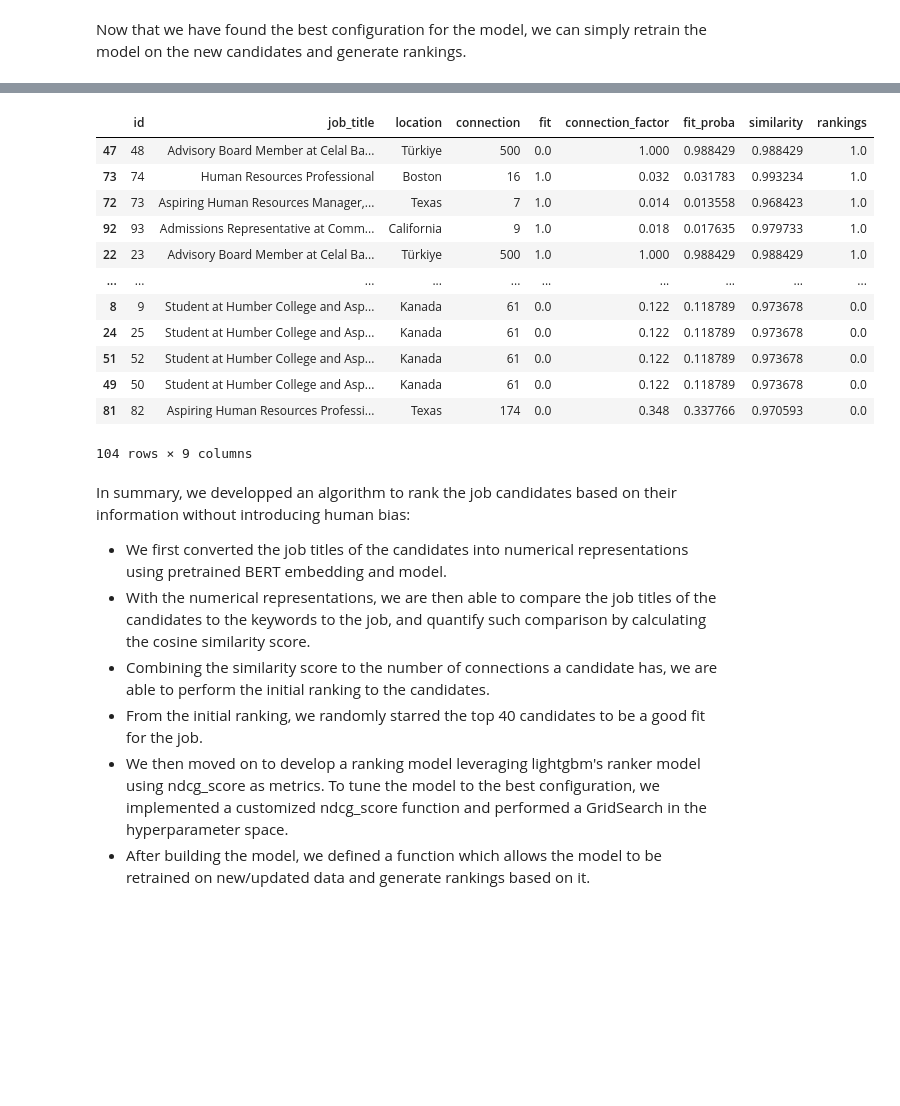
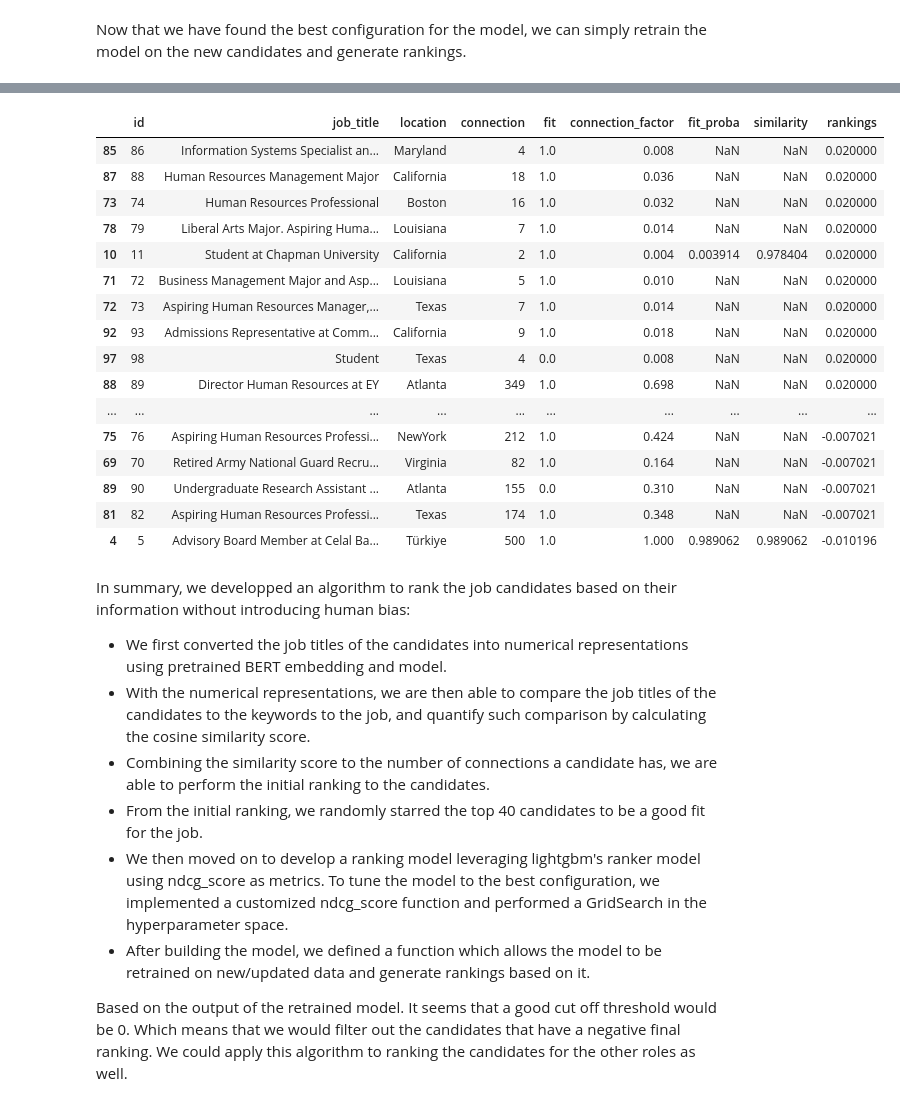
Before and after one commit to XO-Appleton/PotentialTalent, a Jupyter notebook: potential_talents.ipynb, the cells around one changed output, grey strips where cells are left out. Drawn from its saved outputs; the diff is of its cells as text; code cells hidden in the pictures; blank space fills up the shorter version.

```diff
--- a/potential_talents.ipynb
+++ b/potential_talents.ipynb
@@ -279,7 +306,7 @@ import lightgbm
 
 ranker = lightgbm.LGBMRanker(
     objective="lambdarank",
-    metric="ndcg",
+    metric="ndcg"
 )
 
 ranker.fit(X_train, y_train, group=q_train,
@@ -299,10 +325,0 @@ To implement the gridsearch with lightgbm, we would need to customize a predicti
-# %%
-from scipy.stats import rankdata
-
-# Customized prediction function
-def rank(ranker, X):
-  output = ranker.predict(X).round(5)
-  rankings = rankdata(output, method='min') - 1 # setting minimum relevance to 0
-  return (rankings)/max(rankings) # normalize the relevance to be between 0-1
-
-y_pred = rank(ranker, X_val)
@@ -331,20 +337,15 @@ def ndcg_at_10(y_pred, y_true, group=None):
 
     dcg = idcg = 0
 
-    num_true_pos = int(y_true.sum())
-
     # calculate dcg
-    for i in range(10):
+    for i in range(min(len(y_true), 10)): # use the length of y_true if there are less than 10 data entries
       idcg += y_true[i]/math.log2(i+2)
-
-      # only consider the first num_ture_pos predicted relevant items
-      if num_true_pos >= 0 and y_pred[i] != 0:
-        dcg += y_pred[i]/math.log2(i+2)
-        num_true_pos -= 1
+      dcg += y_pred[i]/math.log2(i+2)
 
     ndcg = dcg/(idcg+1)# idcg+1 to avoid division by zero
 
     return ndcg
 
+y_pred = ranker.predict(X)
 ndcg_at_10(y_pred, y_val)
 # %% [output]
@@ -422,23 +423,27 @@ There are 21 data points in the validation set with 6.0 positives
 # %%
 # Rerank the candidates and save the new rankings
-df['rankings'] = rank(model, X)
+df['rankings'] = model.predict(X)
 # %%
 # Reorder the candidates in the dataframe
-df.sort_values('rankings', ascending=False)
+df.sort_values('rankings', ascending=False)[0:40]
 # %% [output]
 |  | id | job_title | location | connection | fit | connection_factor | fit_proba | similarity | rankings |
-| 47 | 48 | Advisory Board Member at Celal Ba... | Türkiye | 500 | 0.0 | 1.000 | 0.988429 | 0.988429 | 1.0 |
-| 73 | 74 | Human Resources Professional | Boston | 16 | 1.0 | 0.032 | 0.031783 | 0.993234 | 1.0 |
-| 72 | 73 | Aspiring Human Resources Manager,... | Texas | 7 | 1.0 | 0.014 | 0.013558 | 0.968423 | 1.0 |
-| 92 | 93 | Admissions Representative at Comm... | California | 9 | 1.0 | 0.018 | 0.017635 | 0.979733 | 1.0 |
-| 22 | 23 | Advisory Board Member at Celal Ba... | Türkiye | 500 | 1.0 | 1.000 | 0.988429 | 0.988429 | 1.0 |
+| 85 | 86 | Information Systems Specialist an... | Maryland | 4 | 1.0 | 0.008 | NaN | NaN | 0.020000 |
+| 87 | 88 | Human Resources Management Major | California | 18 | 1.0 | 0.036 | NaN | NaN | 0.020000 |
+| 73 | 74 | Human Resources Professional | Boston | 16 | 1.0 | 0.032 | NaN | NaN | 0.020000 |
+| 78 | 79 | Liberal Arts Major. Aspiring Huma... | Louisiana | 7 | 1.0 | 0.014 | NaN | NaN | 0.020000 |
+| 10 | 11 | Student at Chapman University | California | 2 | 1.0 | 0.004 | 0.003914 | 0.978404 | 0.020000 |
+| 71 | 72 | Business Management Major and Asp... | Louisiana | 5 | 1.0 | 0.010 | NaN | NaN | 0.020000 |
+| 72 | 73 | Aspiring Human Resources Manager,... | Texas | 7 | 1.0 | 0.014 | NaN | NaN | 0.020000 |
+| 92 | 93 | Admissions Representative at Comm... | California | 9 | 1.0 | 0.018 | NaN | NaN | 0.020000 |
+| 97 | 98 | Student | Texas | 4 | 0.0 | 0.008 | NaN | NaN | 0.020000 |
+| 88 | 89 | Director Human Resources at EY | Atlanta | 349 | 1.0 | 0.698 | NaN | NaN | 0.020000 |
 | ... | ... | ... | ... | ... | ... | ... | ... | ... | ... |
-| 8 | 9 | Student at Humber College and Asp... | Kanada | 61 | 0.0 | 0.122 | 0.118789 | 0.973678 | 0.0 |
-| 24 | 25 | Student at Humber College and Asp... | Kanada | 61 | 0.0 | 0.122 | 0.118789 | 0.973678 | 0.0 |
-| 51 | 52 | Student at Humber College and Asp... | Kanada | 61 | 0.0 | 0.122 | 0.118789 | 0.973678 | 0.0 |
-| 49 | 50 | Student at Humber College and Asp... | Kanada | 61 | 0.0 | 0.122 | 0.118789 | 0.973678 | 0.0 |
-| 81 | 82 | Aspiring Human Resources Professi... | Texas | 174 | 0.0 | 0.348 | 0.337766 | 0.970593 | 0.0 |
+| 75 | 76 | Aspiring Human Resources Professi... | NewYork | 212 | 1.0 | 0.424 | NaN | NaN | -0.007021 |
+| 69 | 70 | Retired Army National Guard Recru... | Virginia | 82 | 1.0 | 0.164 | NaN | NaN | -0.007021 |
+| 89 | 90 | Undergraduate Research Assistant ... | Atlanta | 155 | 0.0 | 0.310 | NaN | NaN | -0.007021 |
+| 81 | 82 | Aspiring Human Resources Professi... | Texas | 174 | 1.0 | 0.348 | NaN | NaN | -0.007021 |
+| 4 | 5 | Advisory Board Member at Celal Ba... | Türkiye | 500 | 1.0 | 1.000 | 0.989062 | 0.989062 | -0.010196 |
-104 rows × 9 columns
 # %% [markdown]
 In summary, we developped an algorithm to rank the job candidates based on their information without introducing human bias:
 - We first converted the job titles of the candidates into numerical representations using pretrained BERT embedding and model.
@@ -447,3 +452,5 @@ In summary, we developped an algorithm to rank the job candidates based on their
 - From the initial ranking, we randomly starred the top 40 candidates to be a good fit for the job.
 - We then moved on to develop a ranking model leveraging lightgbm's ranker model using ndcg_score as metrics. To tune the model to the best configuration, we implemented a customized ndcg_score function and performed a GridSearch in the hyperparameter space.
 - After building the model, we defined a function which allows the model to be retrained on new/updated data and generate rankings based on it.
+
+Based on the output of the retrained model. It seems that a good cut off threshold would be 0. Which means that we would filter out the candidates that have a negative final ranking. We could apply this algorithm to ranking the candidates for the other roles as well.
```
Also changed, not shown: parts of 22 cells of this notebook.
